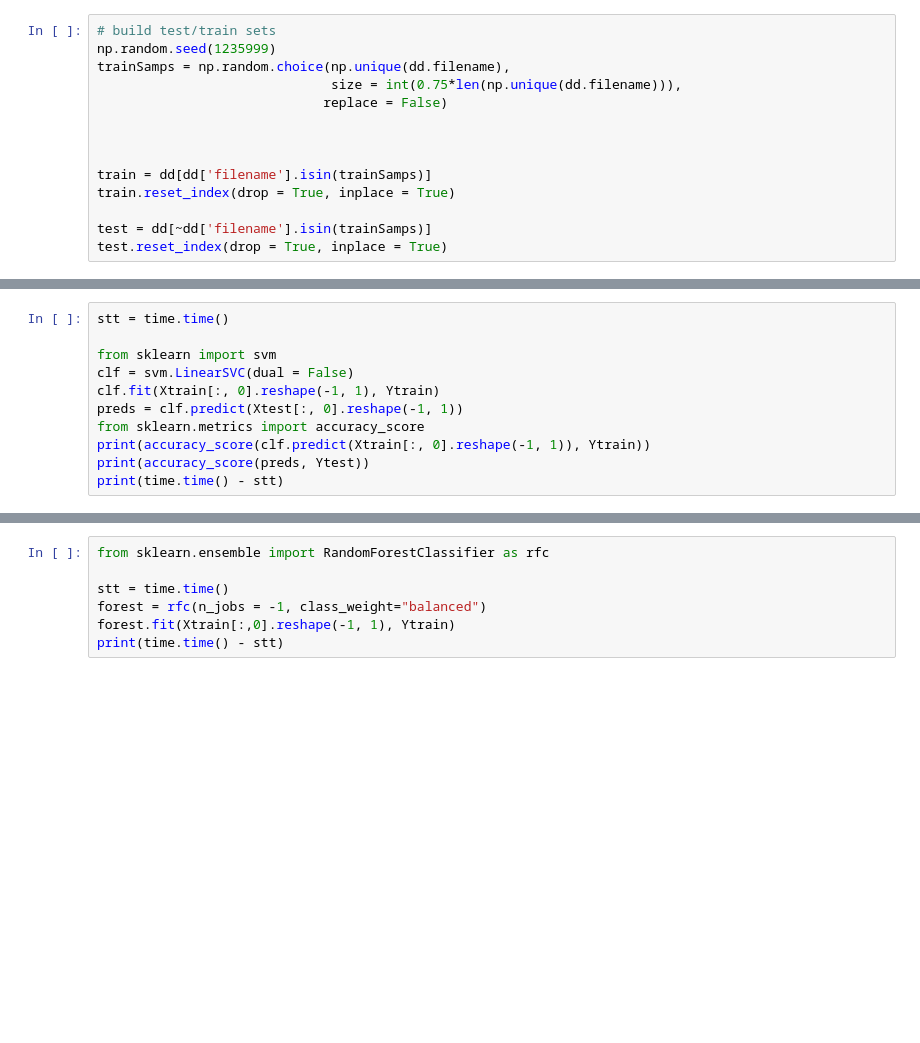
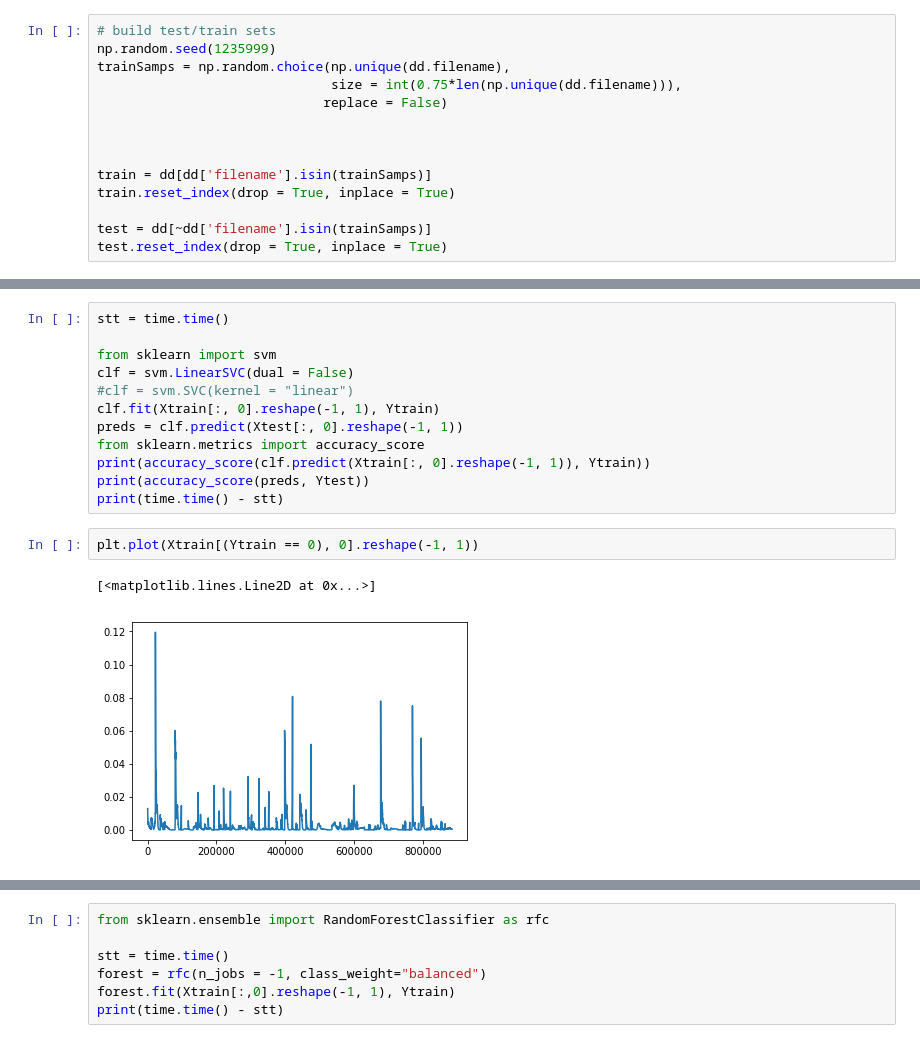
Before and after one commit to callinSwitzer/ImageVideoClassification, a Jupyter notebook: SoundClassification_CNN.ipynb, the cells around one changed output, grey strips where cells are left out. Drawn from its saved outputs; the diff is of its cells as text; blank space fills up the shorter version.

```diff
--- a/SoundClassification_CNN.ipynb
+++ b/SoundClassification_CNN.ipynb
@@ -406,9 +477,15 @@ stt = time.time()
 
 from sklearn import svm
 clf = svm.LinearSVC(dual = False)
+#clf = svm.SVC(kernel = "linear")
 clf.fit(Xtrain[:, 0].reshape(-1, 1), Ytrain)
 preds = clf.predict(Xtest[:, 0].reshape(-1, 1))
 from sklearn.metrics import accuracy_score
 print(accuracy_score(clf.predict(Xtrain[:, 0].reshape(-1, 1)), Ytrain))
 print(accuracy_score(preds, Ytest))
 print(time.time() - stt)
+# %%
+plt.plot(Xtrain[(Ytrain == 0), 0].reshape(-1, 1))
+# %% [output]
+[<matplotlib.lines.Line2D at 0x...>]
+[figure, added]
```
Also changed, not shown: parts of 19 cells of this notebook, 1 other file.
